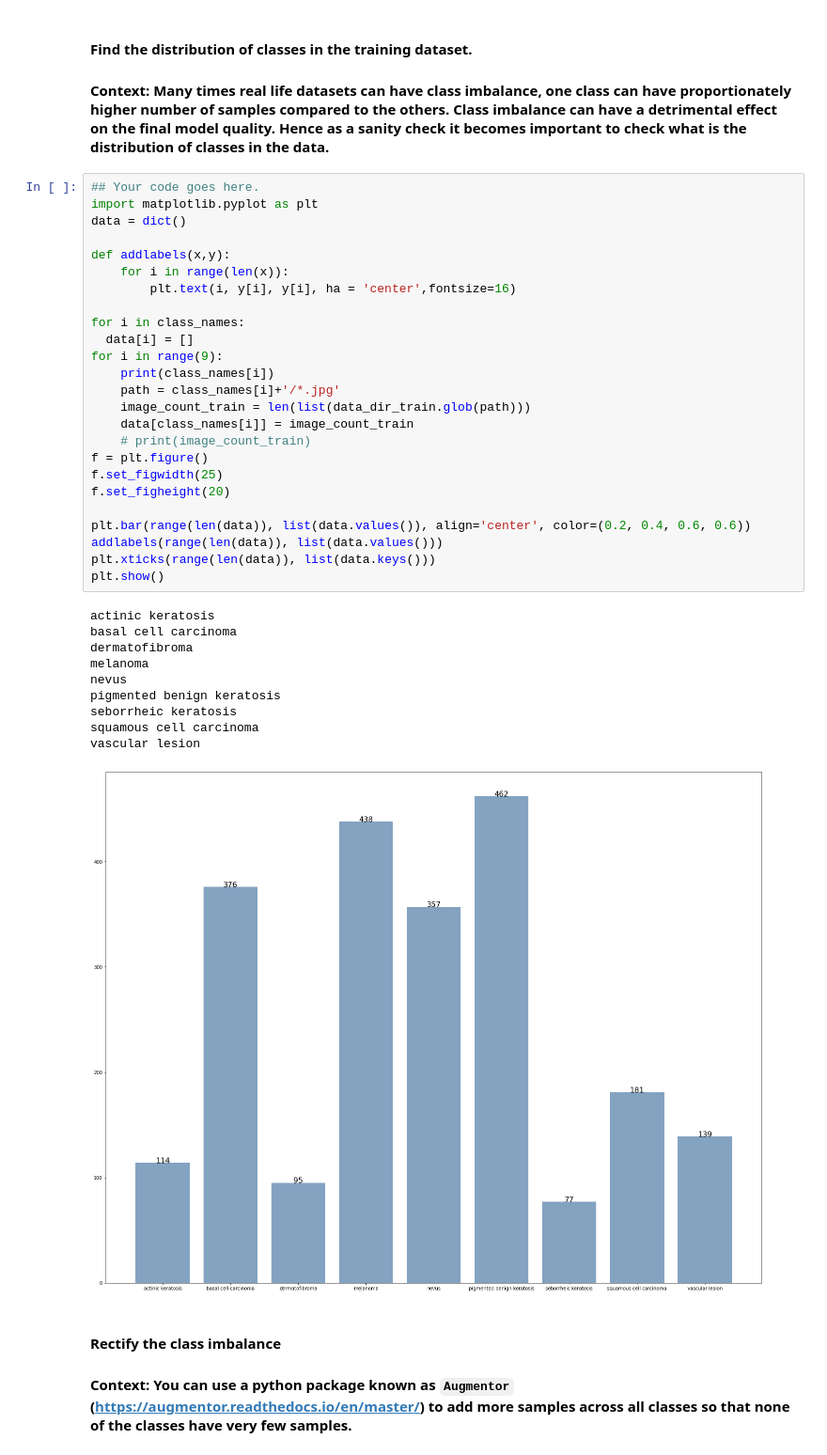
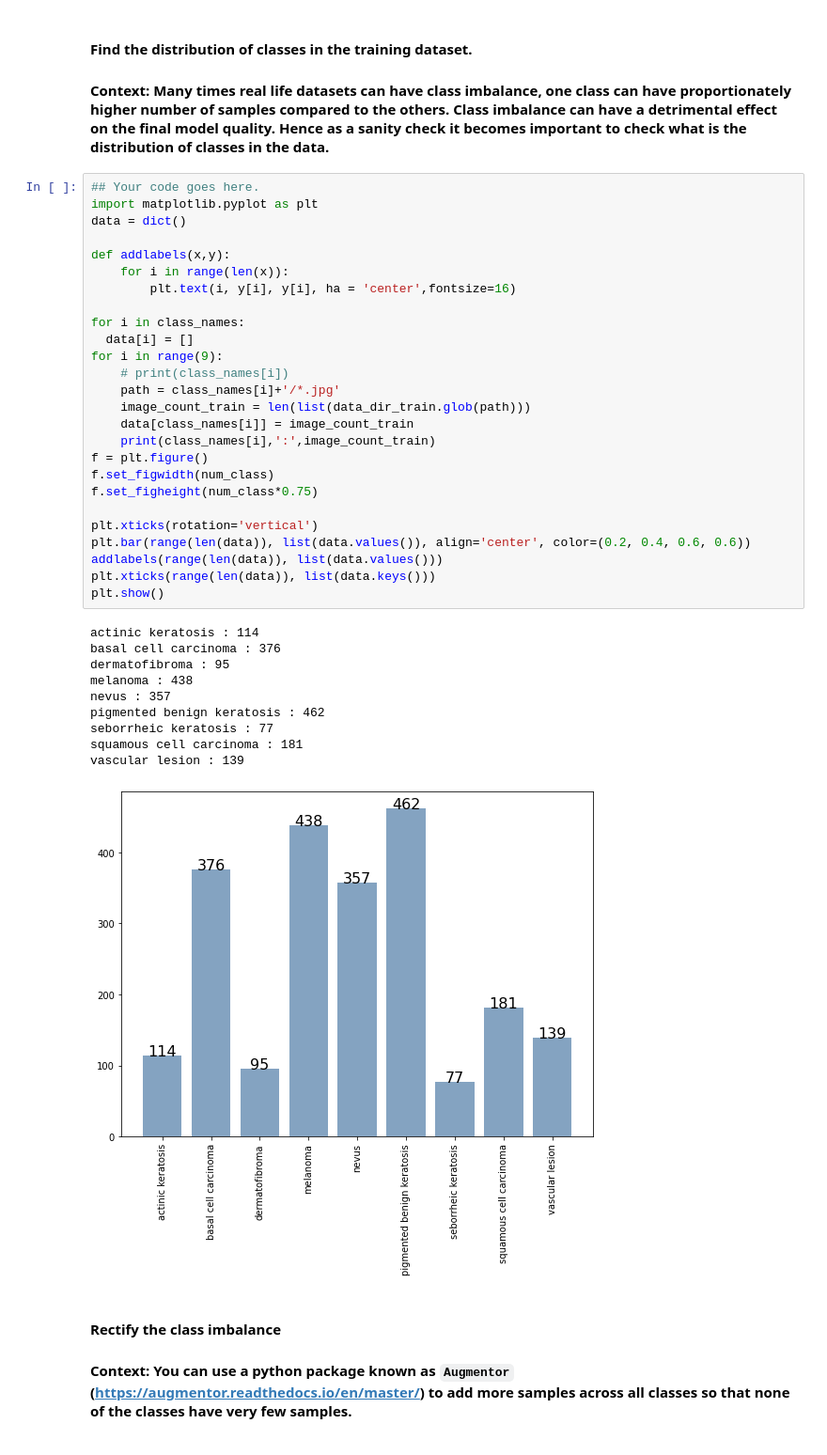
Before and after one commit to yashyasviagarwal/MelanomaDetectionCNN, a Jupyter notebook: MelanomaDetectionCNN.ipynb, the cells around one changed output. Shown at 94% size. Saved outputs shown, nothing was run; the diff lists cells and outputs as text.

```diff
--- a/MelanomaDetectionCNN.ipynb
+++ b/MelanomaDetectionCNN.ipynb
@@ -393,39 +392,40 @@ The model is performing better now, and overfitting is handled after data augmen
 # %%
 ## Your code goes here.
 import matplotlib.pyplot as plt
 data = dict()
 
 def addlabels(x,y):
     for i in range(len(x)):
         plt.text(i, y[i], y[i], ha = 'center',fontsize=16)
 
 for i in class_names:
   data[i] = []
 for i in range(9):
-    print(class_names[i])
+    # print(class_names[i])
     path = class_names[i]+'/*.jpg'
     image_count_train = len(list(data_dir_train.glob(path)))
     data[class_names[i]] = image_count_train
-    # print(image_count_train)
+    print(class_names[i],':',image_count_train)
 f = plt.figure()
-f.set_figwidth(25)
-f.set_figheight(20)
+f.set_figwidth(num_class)
+f.set_figheight(num_class*0.75)
 
+plt.xticks(rotation='vertical')
 plt.bar(range(len(data)), list(data.values()), align='center', color=(0.2, 0.4, 0.6, 0.6))
 addlabels(range(len(data)), list(data.values()))
 plt.xticks(range(len(data)), list(data.keys()))
 plt.show()
 # %% [output]
-actinic keratosis
-basal cell carcinoma
-dermatofibroma
-melanoma
-nevus
-pigmented benign keratosis
-seborrheic keratosis
-squamous cell carcinoma
-vascular lesion
+actinic keratosis : 114
+basal cell carcinoma : 376
+dermatofibroma : 95
+melanoma : 438
+nevus : 357
+pigmented benign keratosis : 462
+seborrheic keratosis : 77
+squamous cell carcinoma : 181
+vascular lesion : 139
-[figure, old version]
+[figure, new version]
 # %% [markdown]
 #### Rectify the class imbalance
 #### **Context:** You can use a python package known as `Augmentor` (https://augmentor.readthedocs.io/en/master/) to add more samples across all classes so that none of the classes have very few samples.
```
Also changed, not shown: parts of 24 cells of this notebook.
